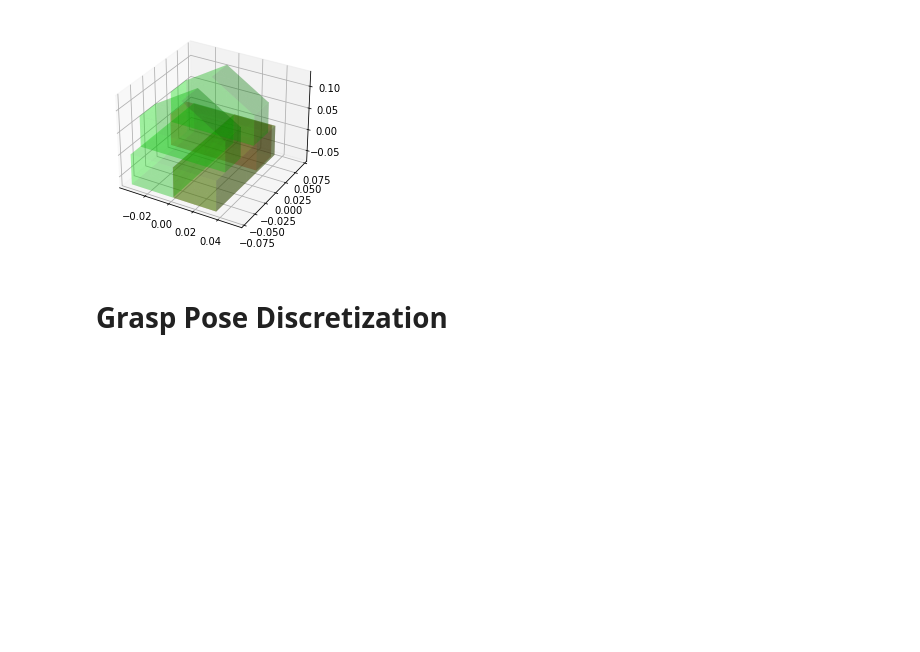
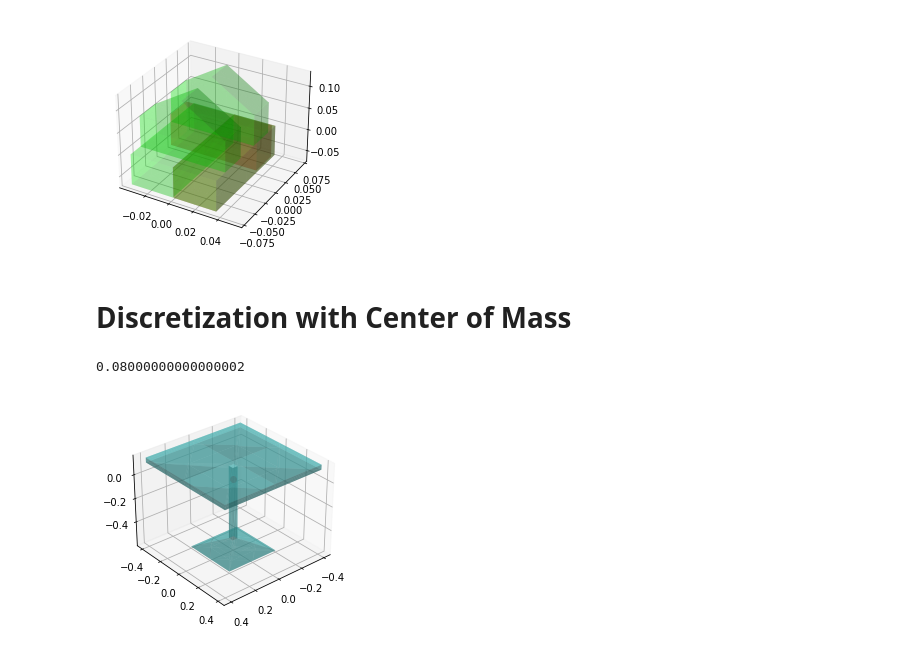
Before and after one commit to kyungjaelee/robosuite, a Jupyter notebook: robosuite/discretization.ipynb, the cells around one changed output. Saved outputs shown, nothing was run; the diff lists cells and outputs as text; code cells hidden in the pictures; blank space fills up the shorter version.

```diff
--- a/robosuite/discretization.ipynb
+++ b/robosuite/discretization.ipynb
@@ -209,5 +207,21 @@ ax = visualize_mesh(test_mesh2, T22, ax=ax, color=[1, 0, 0, 0.2])
 plt.show()
 # %% [output]
 [figure]
-# %% [markdown]
-# Grasp Pose Discretization
+# %% [markdown]
+# Discretization with Center of Mass
+# %%
+test_mesh = deepcopy(meshes[7])
+test_mesh_pose = np.eye(4)
+print(np.max(test_mesh.area_faces))
+# %% [output]
+0.08000000000000002
+# %%
+com = test_mesh.center_mass
+# %%
+ax = plt.gca(projection='3d')
+ax = visualize_mesh(test_mesh, test_mesh_pose, ax)
+ax.plot(com[0], com[1], com[2], 'or')
+ax.view_init(30, 50)
+plt.show()
+# %% [output]
+[figure, added]
```
Also changed, not shown: parts of 7 cells of this notebook, 9 other files.
